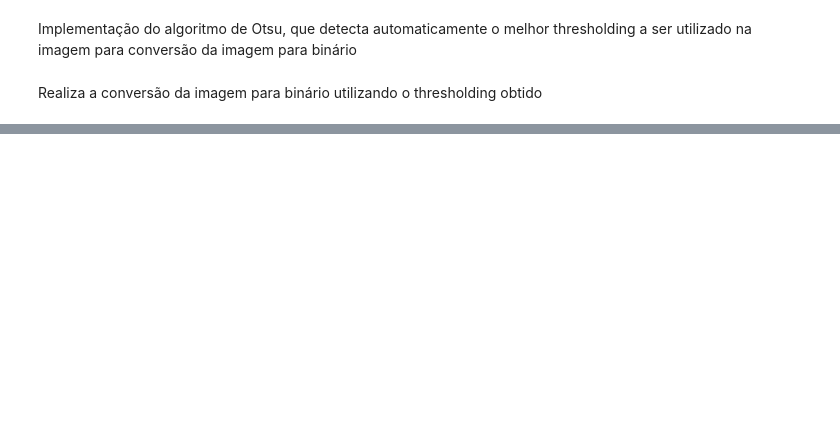
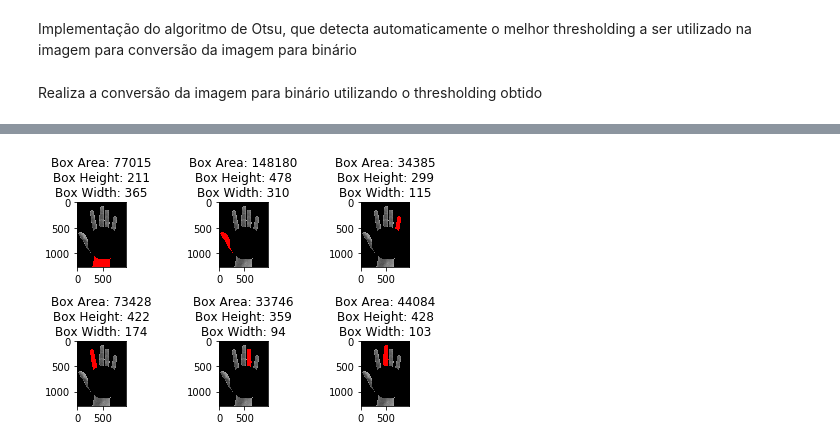
Before and after one commit to leticiarina/BiometricRecognition, a Jupyter notebook: biometricRecognition.ipynb, the cells around one changed output, grey strips where cells are left out. Drawn from its saved outputs; the diff is of its cells as text; code cells hidden in the pictures; blank space fills up the shorter version.

```diff
--- a/biometricRecognition.ipynb
+++ b/biometricRecognition.ipynb
@@ -196,0 +260,87 @@ plt.show()
+# %%
+def removeArm(fingers_mask, fingers_img):
+
+    # Finding contours
+    im2, contours, hierarchy = cv2.findContours(fingers_mask,cv2.RETR_EXTERNAL,cv2.CHAIN_APPROX_SIMPLE)
+    contours = [c for c in contours if cv2.contourArea(c) > 10000]
+
+    # Generates a Bounding Rectangle for each contour
+    rects = [cv2.boundingRect(c) for c in contours]
+
+    # Plotting stuff
+    plt.figure('Before removing Thumb and Arm')
+    for c, r, i in zip(contours, rects, range(1,len(contours)+1)):
+        # Getting Bouding rect coords
+        w, h = r[2:]
+        # Generating a new image for plotting
+        testImage = cv2.cvtColor(fingers_img,cv2.COLOR_GRAY2BGR)
+        # Drawing the finger contour filled with red
+        cv2.drawContours(testImage, [c], -1, (255,0,0), -1)
+        # creating subplots
+        plt.subplot(2,3,i)
+        plt.title('Box Area: ' + str(w * h) + '\nBox Height: ' + str(h) + '\nBox Width: ' + str(w))
+        plt.imshow(testImage)
+
+    # Showing Plots
+    plt.tight_layout()
+    plt.show()
+
+    # Removes Contour with smallest with minimum Bouding Rectangle height (arm)
+    min_h = float('inf')
+    min_rect = -1
+    for i in range(len(rects)):
+        if(rects[i][3] < min_h):
+            min_rect = i
+            min_h = rects[i][3]
+    rects.remove(rects[min_rect])
+    contours.remove(contours[min_rect])
+
+    # Removes Contour with biggest Bounding Rectangle area (thumb)
+    max_a = float('-inf')
+    max_rect = -1
+    for i in range(len(rects)):
+        if((rects[i][3] * rects[i][2]) > max_a):
+            max_rect = i
+            max_a = (rects[i][3] * rects[i][2])
+    rects.remove(rects[min_rect])
+    contours.remove(contours[min_rect])
+
+    # Plotting Stuff
+    plt.figure('After Removing Thumb and Arm')
+    for c, r, i in zip(contours, rects, range(1,len(contours)+1)):
+        # Getting Bouding rect coords
+        w, h = r[2:]
+        # Generating a new image for plotting
+        testImage = cv2.cvtColor(fingers_img,cv2.COLOR_GRAY2BGR)
+        # Drawing the finger contour filled with red
+        cv2.drawContours(testImage, [c], -1, (255,0,0), -1)
+        # creating subplots
+        plt.subplot(2,2,i)
+        plt.imshow(testImage)
+
+    # Showing Plots
+    plt.tight_layout()
+    plt.show()
+
+    # Creating new fingers_mask and fingers_image
+    new_mask = np.zeros_like(fingers_mask)
+    for c in contours:
+        cv2.drawContours(new_mask, [c], -1, (255), -1)
+    new_image = fingers_image * (new_mask.astype(fingers_image.dtype))
+
+    return (new_mask, new_image, contours)
+
+new_mask, new_image, contours = removeArm(fingers_mask, fingers_image)
+
+# Plotting stuff
+plt.figure('Result:')
+plt.subplot(1,2,1)
+plt.imshow(new_mask, cmap='gray')
+plt.subplot(1,2,2)
+plt.imshow(new_image, cmap='gray')
+plt.tight_layout()
+plt.show()
+
+print(len(contours))
+# %% [output]
+[figure, added]
```
Also changed, not shown: parts of 8 cells of this notebook.
